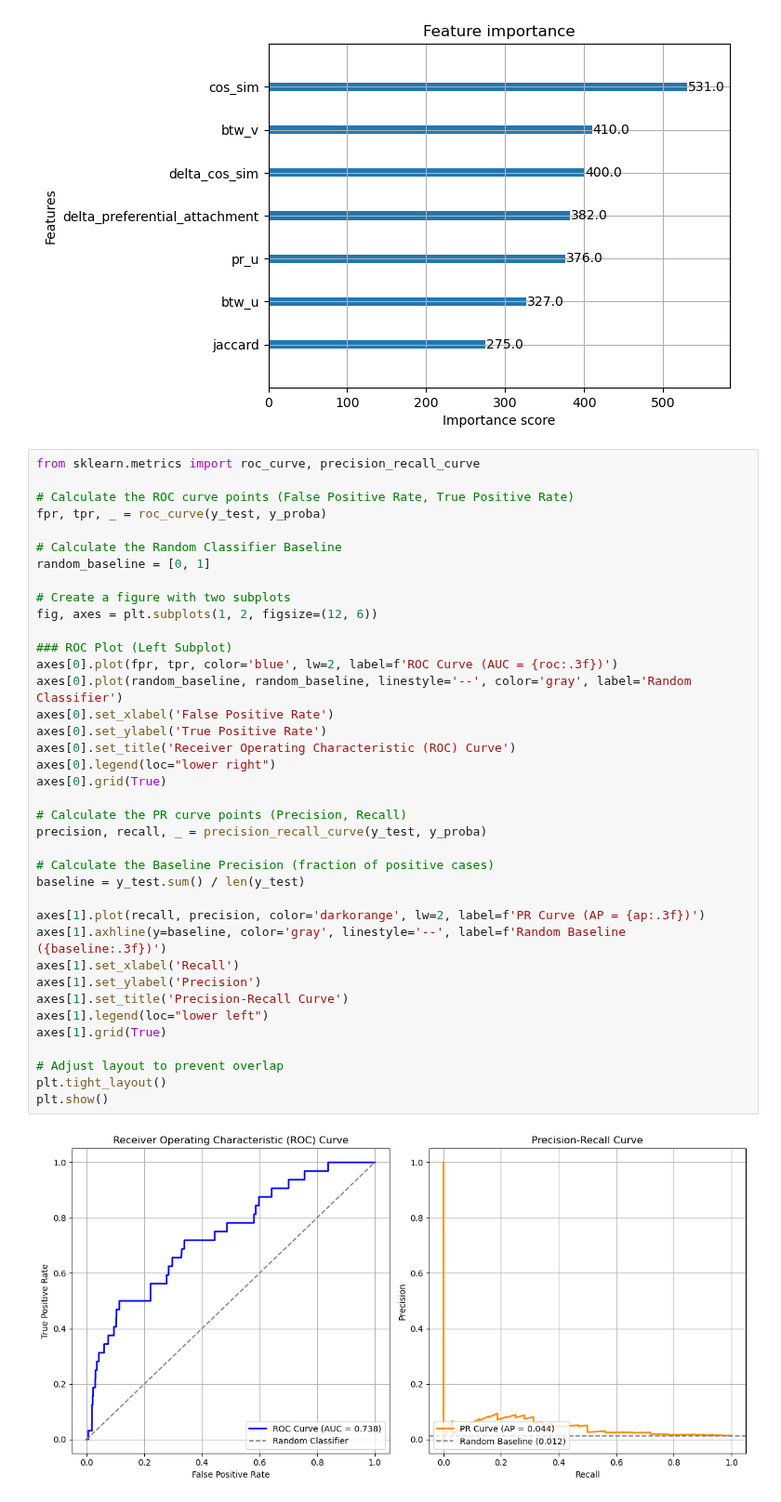
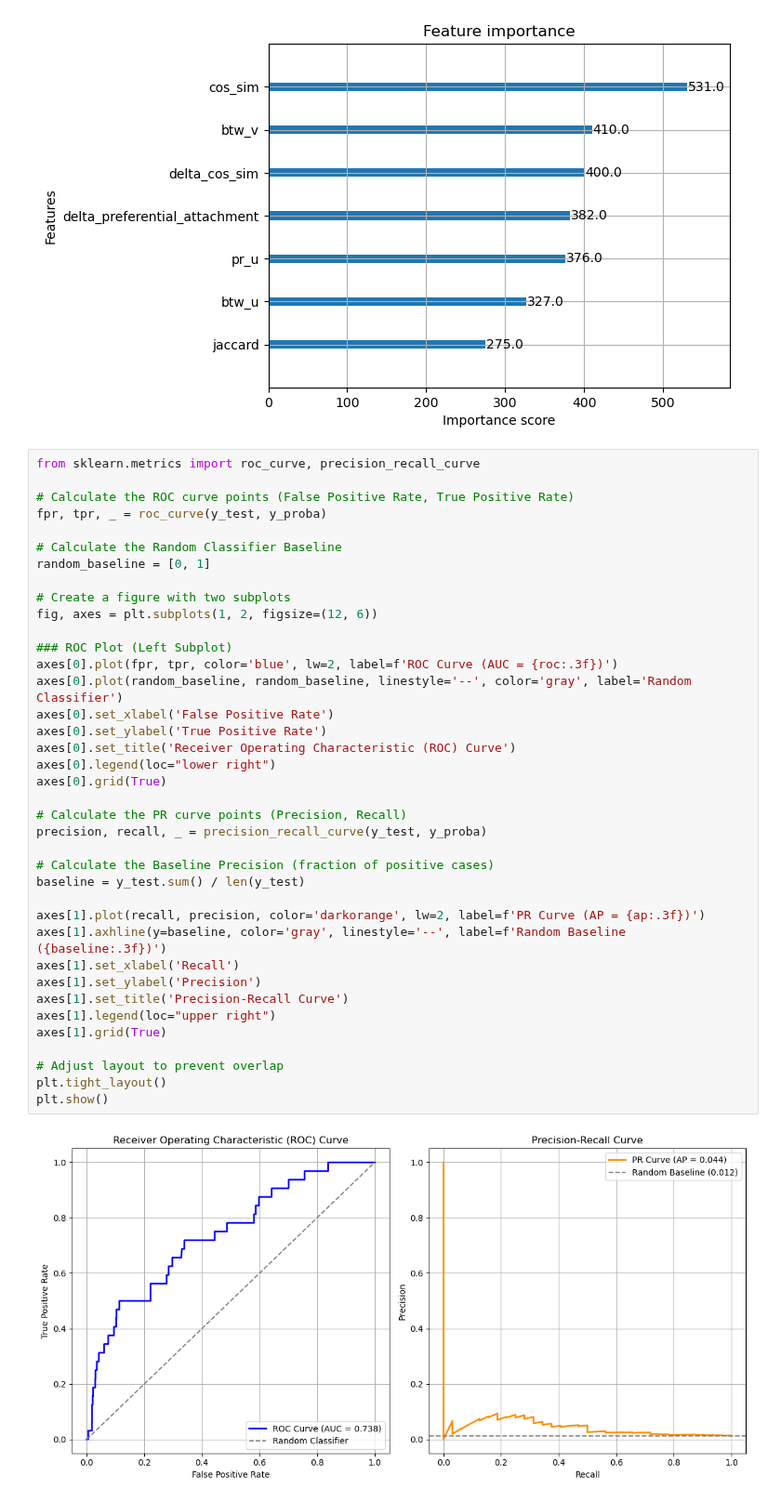
Before and after one commit to pedroleitao-neo4j/neo4j-stocks-correlator, a Jupyter notebook: link_prediction.ipynb, the cells around one changed output. Shown at 93% size. Saved outputs shown, nothing was run; the diff lists cells and outputs as text.

```diff
--- a/link_prediction.ipynb
+++ b/link_prediction.ipynb
@@ -805,32 +805,32 @@ random_baseline = [0, 1]
 
 # Create a figure with two subplots
 fig, axes = plt.subplots(1, 2, figsize=(12, 6))
 
 ### ROC Plot (Left Subplot)
 axes[0].plot(fpr, tpr, color='blue', lw=2, label=f'ROC Curve (AUC = {roc:.3f})')
 axes[0].plot(random_baseline, random_baseline, linestyle='--', color='gray', label='Random Classifier')
 axes[0].set_xlabel('False Positive Rate')
 axes[0].set_ylabel('True Positive Rate')
 axes[0].set_title('Receiver Operating Characteristic (ROC) Curve')
 axes[0].legend(loc="lower right")
 axes[0].grid(True)
 
 # Calculate the PR curve points (Precision, Recall)
 precision, recall, _ = precision_recall_curve(y_test, y_proba)
 
 # Calculate the Baseline Precision (fraction of positive cases)
 baseline = y_test.sum() / len(y_test)
 
 axes[1].plot(recall, precision, color='darkorange', lw=2, label=f'PR Curve (AP = {ap:.3f})')
 axes[1].axhline(y=baseline, color='gray', linestyle='--', label=f'Random Baseline ({baseline:.3f})')
 axes[1].set_xlabel('Recall')
 axes[1].set_ylabel('Precision')
 axes[1].set_title('Precision-Recall Curve')
-axes[1].legend(loc="lower left")
+axes[1].legend(loc="upper right")
 axes[1].grid(True)
 
 # Adjust layout to prevent overlap
 plt.tight_layout()
 plt.show()
 # %% [output]
-[figure, old version]
+[figure, new version]
```
